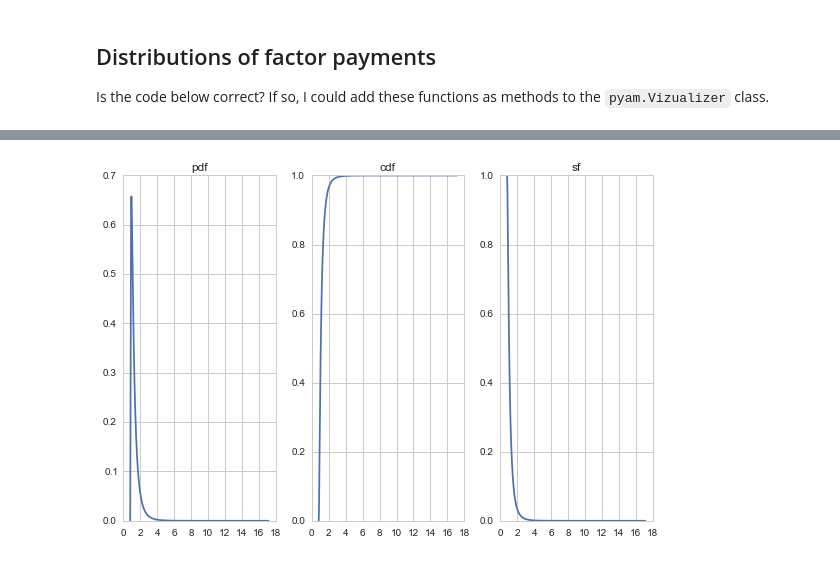
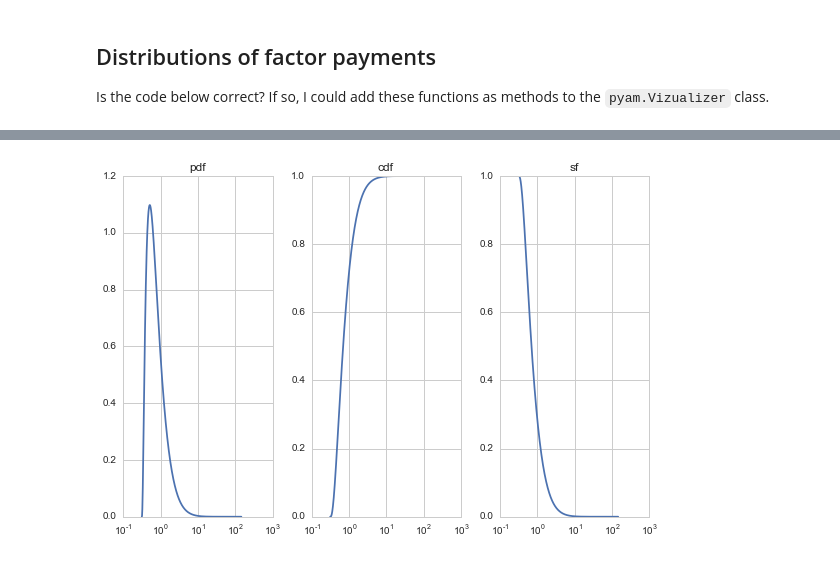
Before and after one commit to davidrpugh/assortative-matching, a Jupyter notebook: examples/positive-assortative-matching.ipynb, the cells around one changed output, grey strips where cells are left out. Drawn from its saved outputs; the diff is of its cells as text; code cells hidden in the pictures.

```diff
--- a/examples/positive-assortative-matching.ipynb
+++ b/examples/positive-assortative-matching.ipynb
@@ -221,8 +221,8 @@ Say there are 100 workers with ability $x_i$, and their associated firm size $\t
 # %%
 # philipp's trick in 3 lines...
 sorted_data = viz.solution.sort('theta', ascending=True, inplace=False)
-theta_pdf = workers.evaluate_pdf(sorted_data.index.values) / sorted_data.theta
-theta_cdf = theta_pdf.cumsum() / theta_pdf.sum()
+sorted_data['theta_pdf'] = workers.evaluate_pdf(sorted_data.index.values) / sorted_data.theta
+sorted_data['theta_cdf'] = sorted_data['theta_pdf'].cumsum() / sorted_data['theta_pdf'].sum()
 
 #...survival function is also useful
-theta_sf = 1 - theta_cdf
+sorted_data['theta_sf'] = 1 - sorted_data['theta_cdf']
@@ -276,3 +288,7 @@ def compute_sf(cdf):
     """Compute the sf given the cdf."""
     sf = 1 - cdf
     return sf
+# %%
+# pdf for profits
+tmp_data = sorted_data.sort('factor_payment_2', ascending=True, inplace=False)
+pi_pdf = tmp_data.theta_pdf  # frequency of profits is the same as that of firms
@@ -279,20 +328,22 @@ def compute_sf(cdf):
 # %%
-w_pdf = compute_pdf(viz, "factor_payment_1")
-w_cdf = compute_cdf(w_pdf)
-w_sf = compute_sf(w_cdf)
+pi_cdf = compute_cdf(pi_pdf)
+pi_sf = compute_sf(pi_cdf)
 
 fig, axes = plt.subplots(1, 3)
-w = viz.solution.factor_payment_1.sort(inplace=False)
-axes[0].plot(w, w_pdf)
+pi = viz.solution.factor_payment_2.sort(inplace=False)
+axes[0].plot(pi, pi_pdf)
+axes[0].set_xscale('log')
 axes[0].set_title(r'pdf')
 
-axes[1].plot(w, w_cdf)
+axes[1].plot(pi, pi_cdf)
+axes[1].set_xscale('log')
 axes[1].set_title(r'cdf')
 
-axes[2].plot(w, w_sf)
+axes[2].plot(pi, pi_sf)
+axes[2].set_xscale('log')
 axes[2].set_title(r'sf')
 
 plt.tight_layout()
 plt.show()
 # %% [output]
-[figure, old version]
+[figure, new version]
```
Also changed, not shown: parts of 8 cells of this notebook.
